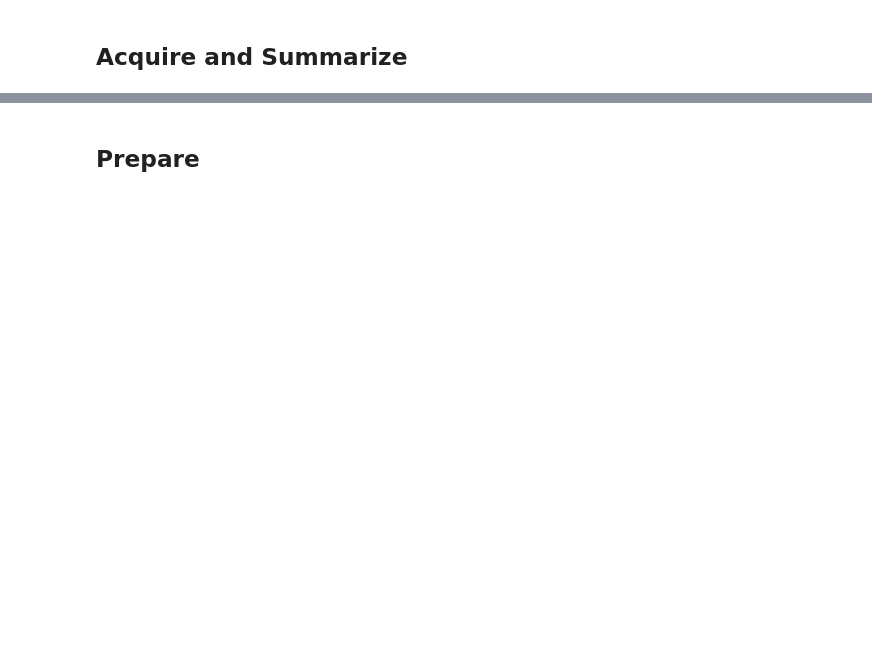
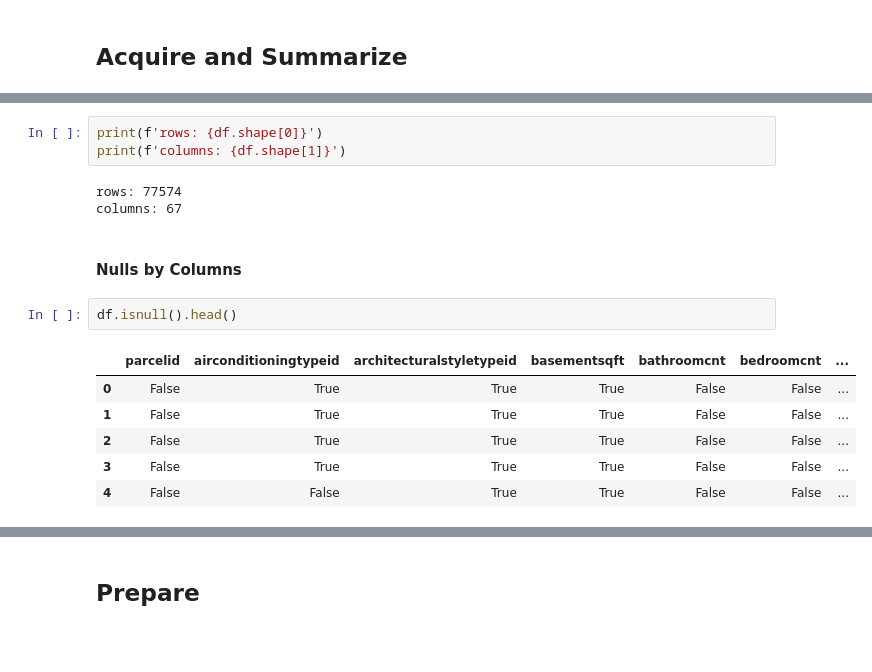
Before and after one commit to m3redithw/clustering-exercises, a Jupyter notebook: zillow.ipynb, the cells around one changed output, grey strips where cells are left out. Drawn from its saved outputs; the diff is of its cells as text; blank space fills up the shorter version.

```diff
--- a/zillow.ipynb
+++ b/zillow.ipynb
@@ -141,0 +139,17 @@ columns: 67
+# %%
+print(f'rows: {df.shape[0]}')
+print(f'columns: {df.shape[1]}')
+# %% [output]
+rows: 77574
+columns: 67
+# %% [markdown]
+#### Nulls by Columns
+# %%
+df.isnull().head()
+# %% [output]
+|  | parcelid | airconditioningtypeid | architecturalstyletypeid | basementsqft | bathroomcnt | bedroomcnt | ... |
+| 0 | False | True | True | True | False | False | ... |
+| 1 | False | True | True | True | False | False | ... |
+| 2 | False | True | True | True | False | False | ... |
+| 3 | False | True | True | True | False | False | ... |
+| 4 | False | False | True | True | False | False | ... |
```
Also changed, not shown: parts of 21 cells of this notebook.
